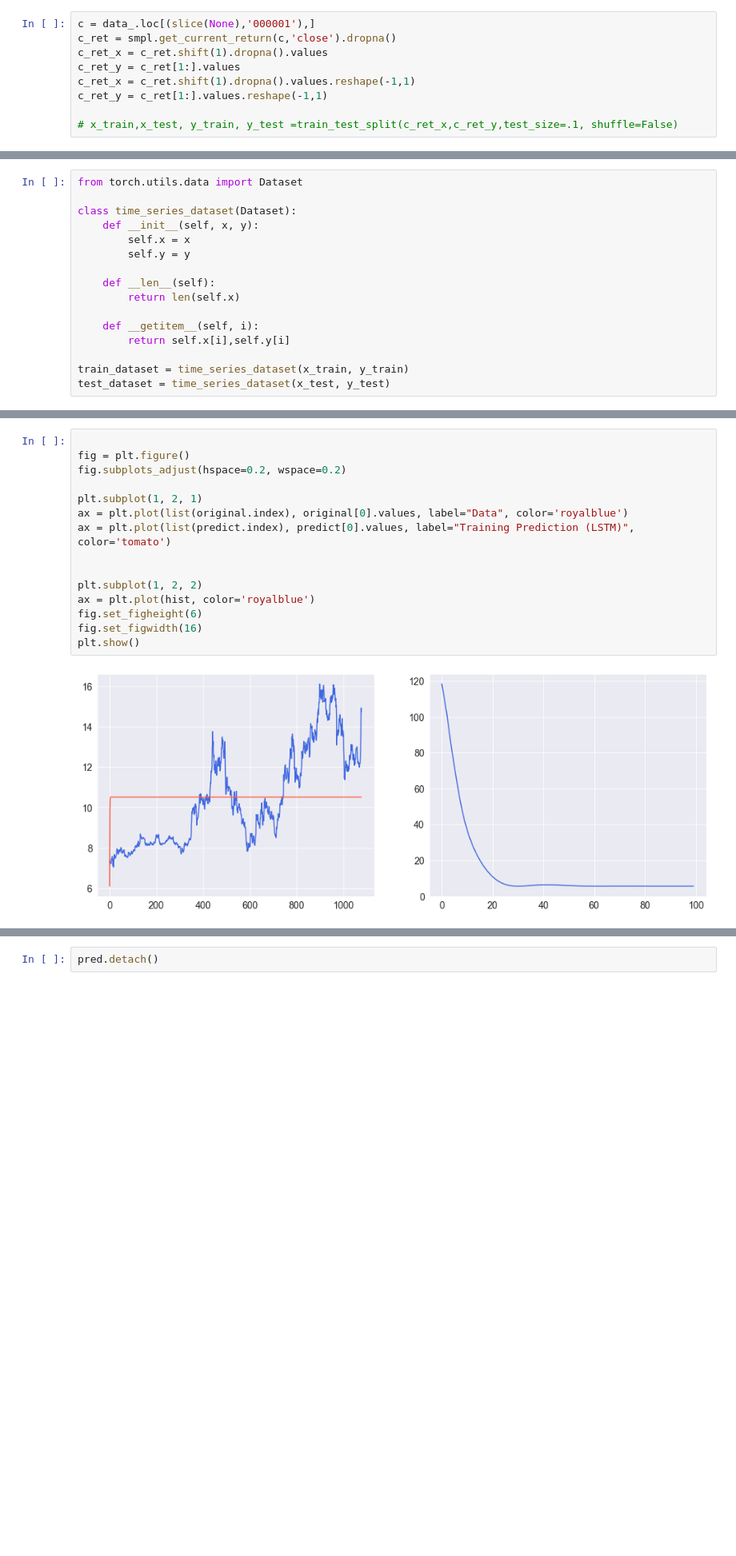
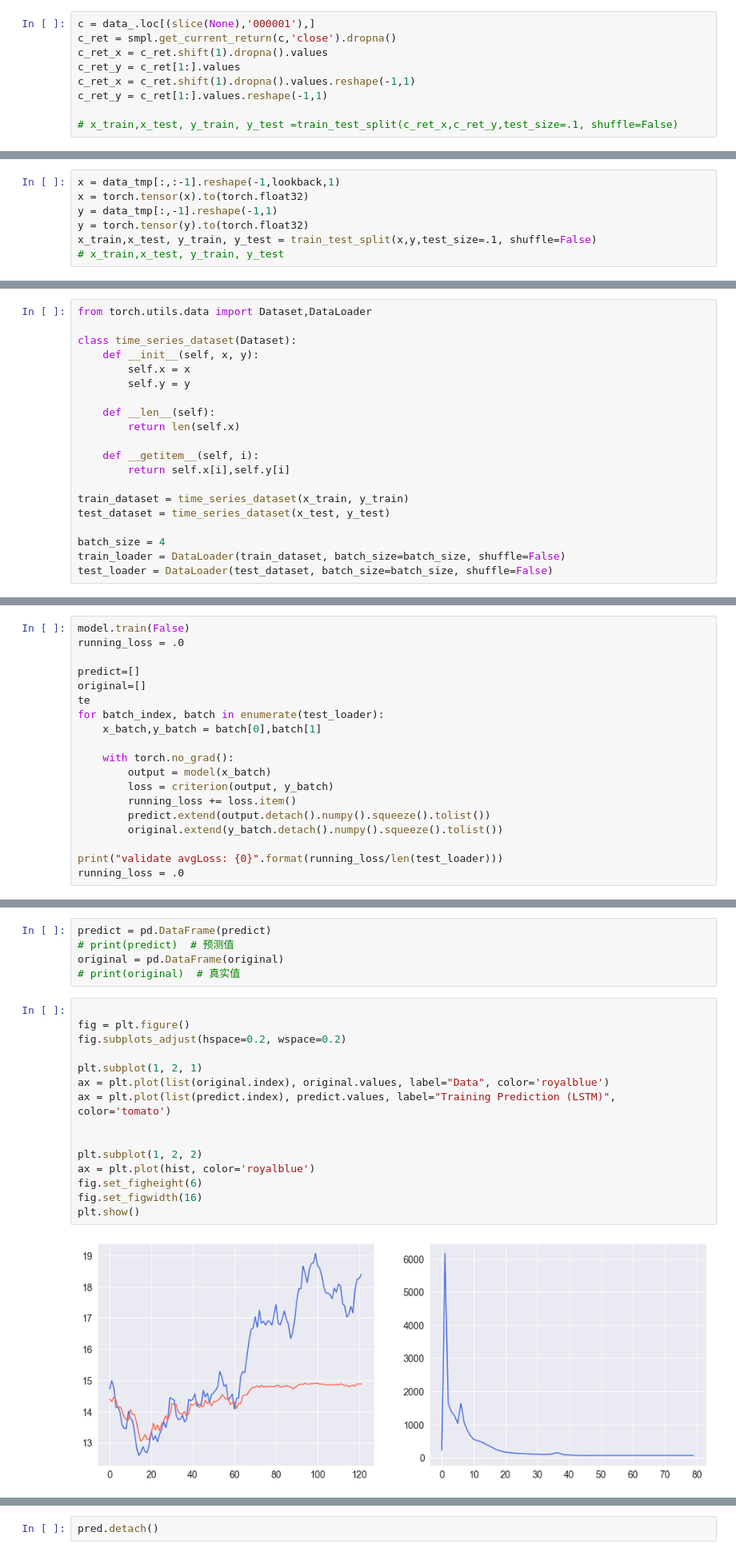
Before and after one commit to kaikai03/IndicatorLab, a Jupyter notebook: ind/Ind_Sentiment.ipynb, the cells around one changed output, grey strips where cells are left out. Shown: that part at 80% size. Cells and saved outputs as stored; diff of their text form; blank space fills up the shorter version.

```diff
--- a/ind/Ind_Sentiment.ipynb
+++ b/ind/Ind_Sentiment.ipynb
@@ -237,0 +245,7 @@ c_ret_y = c_ret[1:].values.reshape(-1,1)
+# %%
+x = data_tmp[:,:-1].reshape(-1,lookback,1)
+x = torch.tensor(x).to(torch.float32)
+y = data_tmp[:,-1].reshape(-1,1)
+y = torch.tensor(y).to(torch.float32)
+x_train,x_test, y_train, y_test = train_test_split(x,y,test_size=.1, shuffle=False)
+# x_train,x_test, y_train, y_test
@@ -238,5 +259,5 @@ c_ret_y = c_ret[1:].values.reshape(-1,1)
 # %%
-from torch.utils.data import Dataset
+from torch.utils.data import Dataset,DataLoader
 
 class time_series_dataset(Dataset):
     def __init__(self, x, y):
@@ -251,3 +272,7 @@ class time_series_dataset(Dataset):
 
 train_dataset = time_series_dataset(x_train, y_train)
 test_dataset = time_series_dataset(x_test, y_test)
+
+batch_size = 4
+train_loader = DataLoader(train_dataset, batch_size=batch_size, shuffle=False)
+test_loader = DataLoader(test_dataset, batch_size=batch_size, shuffle=False)
@@ -374,0 +368,19 @@ array([ 7.371263,  7.223838,  7.334407, ..., 13.554675, 14.914899,
+# %%
+model.train(False)
+running_loss = .0
+
+predict=[]
+original=[]
+te
+for batch_index, batch in enumerate(test_loader):
+    x_batch,y_batch = batch[0],batch[1]
+
+    with torch.no_grad():
+        output = model(x_batch)
+        loss = criterion(output, y_batch)
+        running_loss += loss.item()
+        predict.extend(output.detach().numpy().squeeze().tolist())
+        original.extend(y_batch.detach().numpy().squeeze().tolist())
+
+print("validate avgLoss: {0}".format(running_loss/len(test_loader)))
+running_loss = .0
@@ -375,20 +393,25 @@ array([ 7.371263,  7.223838,  7.334407, ..., 13.554675, 14.914899,
+# %%
+predict = pd.DataFrame(predict)
+# print(predict)  # 预测值
+original = pd.DataFrame(original)
+# print(original)  # 真实值
 # %%
 
 fig = plt.figure()
 fig.subplots_adjust(hspace=0.2, wspace=0.2)
 
 plt.subplot(1, 2, 1)
-ax = plt.plot(list(original.index), original[0].values, label="Data", color='royalblue')
-ax = plt.plot(list(predict.index), predict[0].values, label="Training Prediction (LSTM)", color='tomato')
+ax = plt.plot(list(original.index), original.values, label="Data", color='royalblue')
+ax = plt.plot(list(predict.index), predict.values, label="Training Prediction (LSTM)", color='tomato')
 
 
 plt.subplot(1, 2, 2)
 ax = plt.plot(hist, color='royalblue')
 fig.set_figheight(6)
 fig.set_figwidth(16)
 plt.show()
 # %% [output]
-[figure, old version]
+[figure, new version]
 # %%
 
 # 设置随机种子，便于复现结果
```
Also changed, not shown: parts of 9 cells of this notebook.
